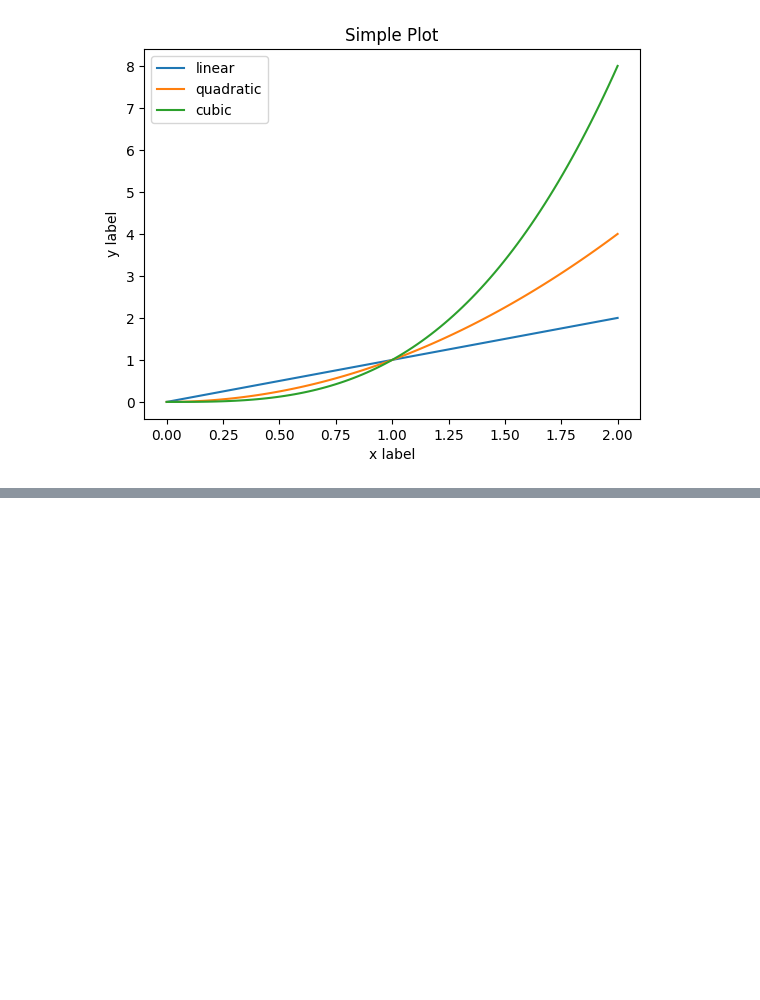
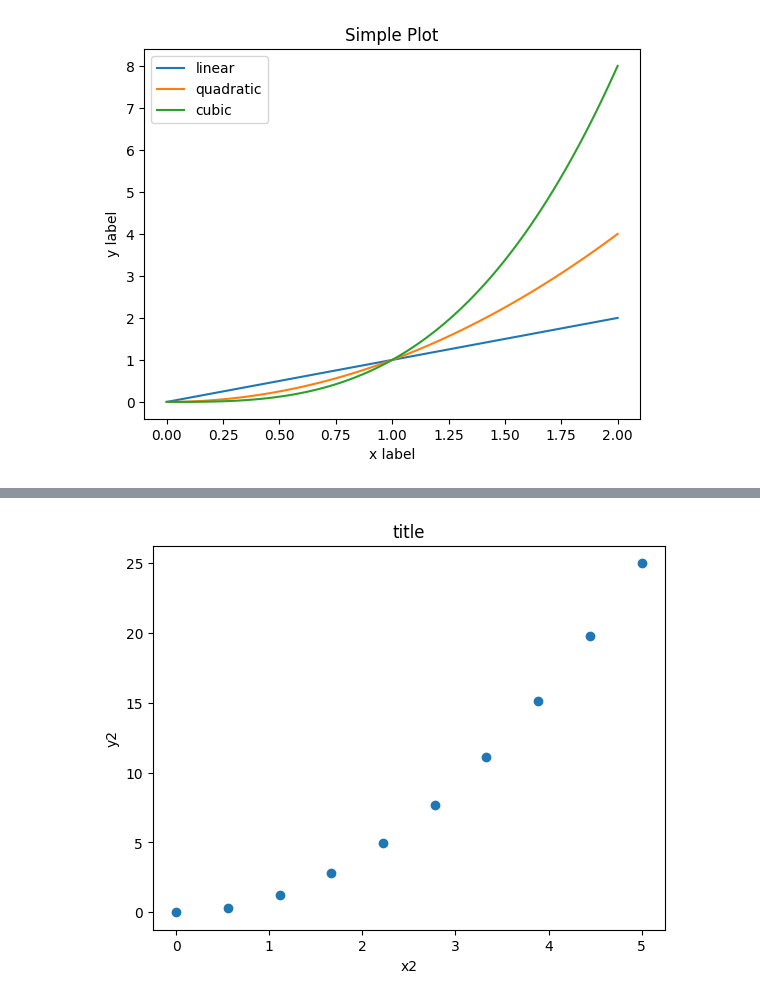
Before and after one commit to flyinacres/kaggle, a Jupyter notebook: matplotlib1.ipynb, the cells around one changed output, grey strips where cells are left out. Drawn from its saved outputs; the diff is of its cells as text; code cells hidden in the pictures; blank space fills up the shorter version.

```diff
--- a/matplotlib1.ipynb
+++ b/matplotlib1.ipynb
@@ -102,0 +129,15 @@ plt.show()
+# %%
+fig = plt.figure()
+
+x2 = np.linspace(0, 5, 10)
+y2 = x2 ** 2
+
+axes = fig.add_axes([0.1, 0.1, 0.8, 0.8])
+
+axes.plot(x2, y2, 'o')
+
+axes.set_xlabel('x2')
+axes.set_ylabel('y2')
+axes.set_title('title');
+# %% [output]
+[figure, added]
```
Also changed, not shown: parts of 6 cells of this notebook.
